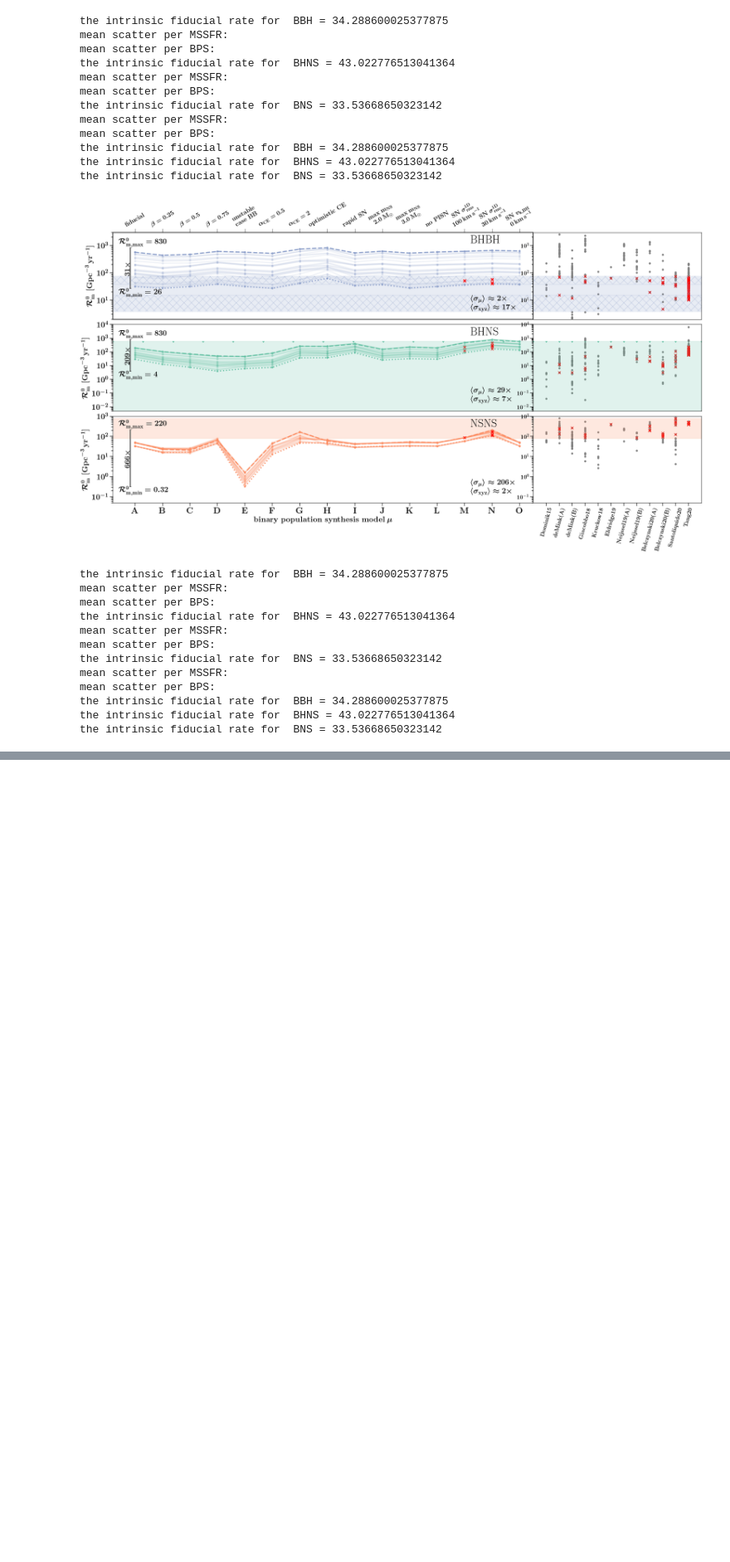
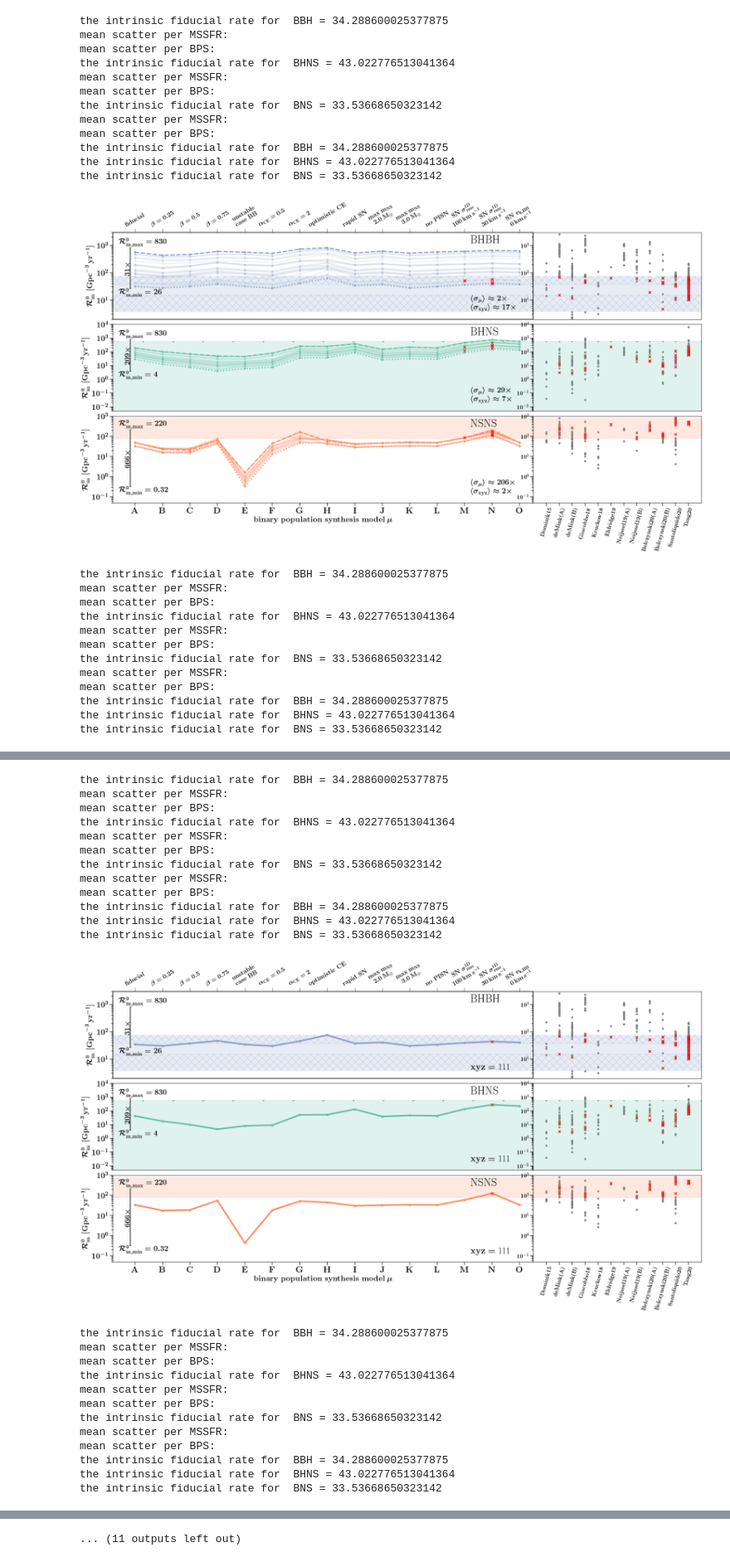
Before and after one commit to FloorBroekgaarden/Double-Compact-Object-Mergers, a Jupyter notebook: plottingCode/Fig_2/make_Figure_2.ipynb, the cells around one changed output, grey strips where cells are left out. Shown at 83% size. Drawn from its saved outputs; the diff is of its cells as text; code cells hidden in the pictures; blank space fills up the shorter version.

Commit message:
added video figures

```diff
--- a/plottingCode/Fig_2/make_Figure_2.ipynb
+++ b/plottingCode/Fig_2/make_Figure_2.ipynb
@@ -712,7 +712,7 @@ def plotDCOrates_seperate(whichRate='intrinsic', mssfr_ind=0):
 
 
             axe[ind_t,0].plot(range(len(rates)), rates, c=COLOR, lw=lw, label=None, zorder=zorder, alpha=ALPHA, linestyle=ls)
-            axe[ind_t,0].scatter(range(len(rates)), rates, c=COLOR, s=30, label=label, zorder=zorder, alpha=ALPHA, linestyle=ls)
+            axe[ind_t,0].scatter(range(len(rates)), rates, c=COLOR, s=45, label=label, zorder=zorder, alpha=ALPHA, linestyle=ls)
             # plot fiducial result with a star
 #             if ind_L==0:
 #                 axe[ind_t,0].scatter(range(len(rates))[0], rates[0],\
@@ -901,9 +901,9 @@ def plotDCOrates_seperate(whichRate='intrinsic', mssfr_ind=0):
         maskGWTC2 = (maskNSNS==1) & (maskBHNS==1) & (maskBHBH==1)
 
 
-        axe[0,0].scatter((np.array(range(len(rates))))[maskGWTC2], rate_BHBH[maskGWTC2], s=75, c='r', marker='x', zorder=1E8)
-        axe[1,0].scatter((np.array(range(len(rates))))[maskGWTC2], rate_BHNS[maskGWTC2], s=75, c='r', marker='x', zorder=1E8)
-        axe[2,0].scatter((np.array(range(len(rates))))[maskGWTC2], rate_NSNS[maskGWTC2], s=75, c='r', marker='x', zorder=1E8)
+        axe[0,0].scatter((np.array(range(len(rates))))[maskGWTC2], rate_BHBH[maskGWTC2], s=90, c='r', marker='x', zorder=1E8)
+        axe[1,0].scatter((np.array(range(len(rates))))[maskGWTC2], rate_BHNS[maskGWTC2], s=90, c='r', marker='x', zorder=1E8)
+        axe[2,0].scatter((np.array(range(len(rates))))[maskGWTC2], rate_NSNS[maskGWTC2], s=90, c='r', marker='x', zorder=1E8)
 
     ################################################################
     ############## 2nd panel on the right ##########################
@@ -1024,21 +1024,46 @@ def plotDCOrates_seperate(whichRate='intrinsic', mssfr_ind=0):
 
     return
 # %%
-for ind_mssfr in range(1):
+for ind_mssfr in range(28):
 
     ylims =[[2,3000],[0.005,10000],[0.05,1000]]
     plotDCOrates_seperate(whichRate='intrinsic', mssfr_ind=ind_mssfr)
 # %% [output]
 the intrinsic fiducial rate for  BBH = 34.288600025377875
 mean scatter per MSSFR:
 mean scatter per BPS:
 the intrinsic fiducial rate for  BHNS = 43.022776513041364
 mean scatter per MSSFR:
 mean scatter per BPS:
 the intrinsic fiducial rate for  BNS = 33.53668650323142
 mean scatter per MSSFR:
 mean scatter per BPS:
 the intrinsic fiducial rate for  BBH = 34.288600025377875
 the intrinsic fiducial rate for  BHNS = 43.022776513041364
 the intrinsic fiducial rate for  BNS = 33.53668650323142
 [figure]
+the intrinsic fiducial rate for  BBH = 34.288600025377875
+mean scatter per MSSFR:
+mean scatter per BPS:
+the intrinsic fiducial rate for  BHNS = 43.022776513041364
+mean scatter per MSSFR:
+mean scatter per BPS:
+the intrinsic fiducial rate for  BNS = 33.53668650323142
+mean scatter per MSSFR:
+mean scatter per BPS:
+the intrinsic fiducial rate for  BBH = 34.288600025377875
+the intrinsic fiducial rate for  BHNS = 43.022776513041364
+the intrinsic fiducial rate for  BNS = 33.53668650323142
+[figure, added]
+the intrinsic fiducial rate for  BBH = 34.288600025377875
+mean scatter per MSSFR:
+mean scatter per BPS:
+the intrinsic fiducial rate for  BHNS = 43.022776513041364
+mean scatter per MSSFR:
+mean scatter per BPS:
+the intrinsic fiducial rate for  BNS = 33.53668650323142
+mean scatter per MSSFR:
+mean scatter per BPS:
+the intrinsic fiducial rate for  BBH = 34.288600025377875
+the intrinsic fiducial rate for  BHNS = 43.022776513041364
+the intrinsic fiducial rate for  BNS = 33.53668650323142
@@ -1044,0 +1110 @@ the intrinsic fiducial rate for  BNS = 33.53668650323142
+... (11 outputs left out)
```
Also changed, not shown: parts of 1 cell of this notebook, 12 other files.
